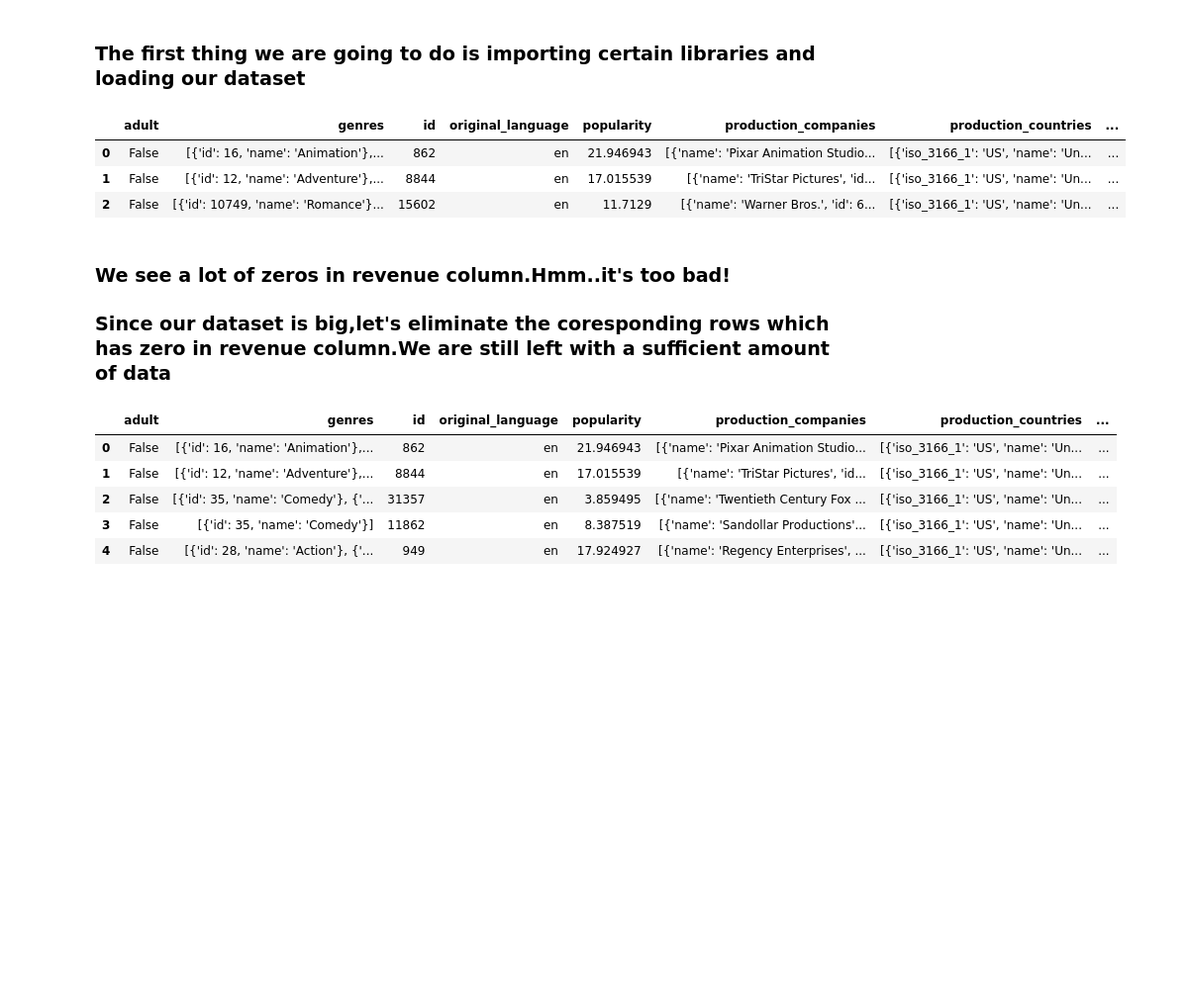
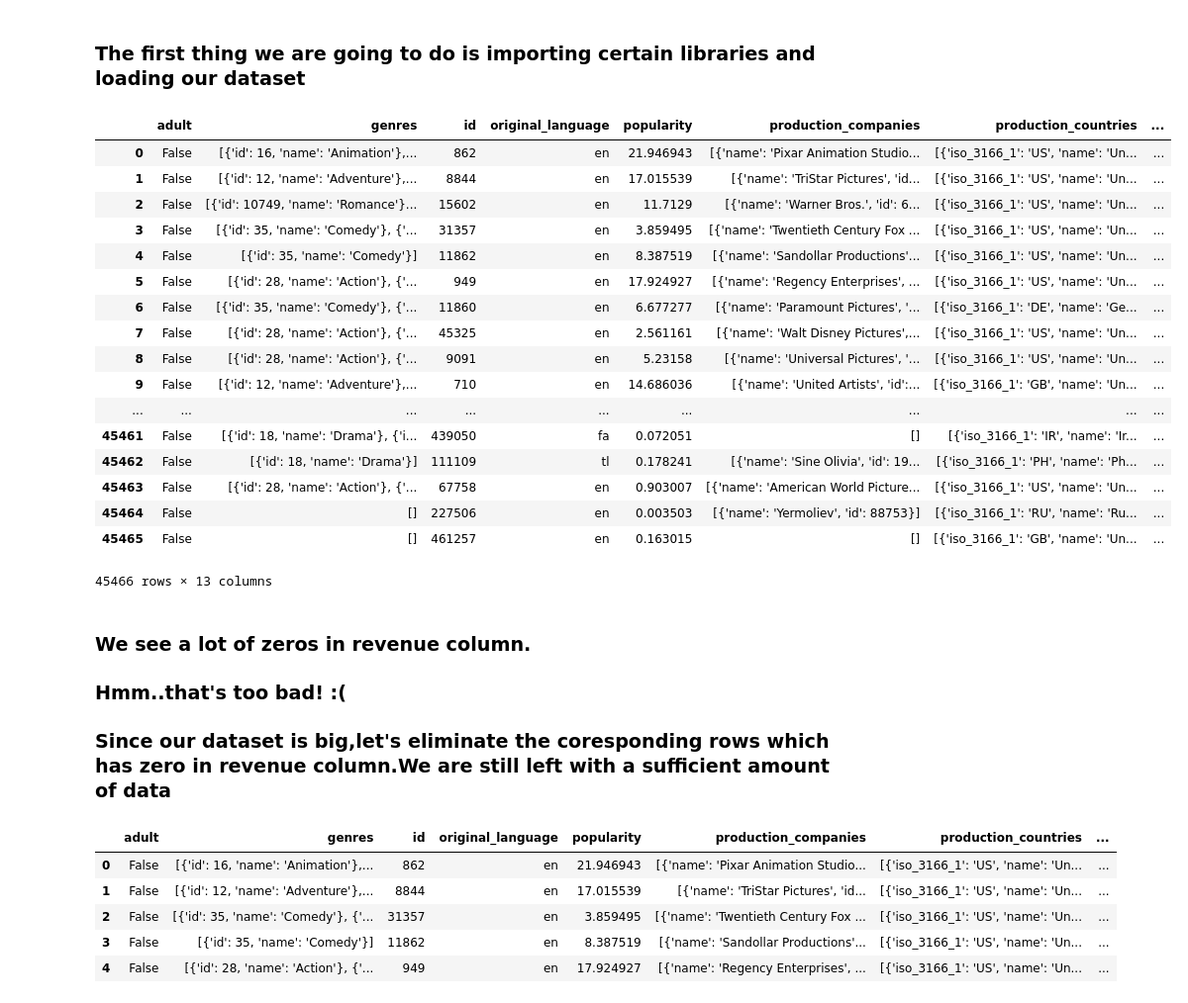
Before and after one commit to sanjeev29/Capstone-Project-MLF, a Jupyter notebook: Regression-The Movies Dataset.ipynb, the cells around one changed output. Shown at 99% size. Drawn from its saved outputs; the diff is of its cells as text; code cells hidden in the pictures; blank space fills up the shorter version.

```diff
--- a/Regression-The Movies Dataset.ipynb
+++ b/Regression-The Movies Dataset.ipynb
@@ -60,16 +61,32 @@ from sklearn import preprocessing
 # %%
 data = pd.read_csv('movies_metadata.csv',low_memory=False)
 data = data.drop(['belongs_to_collection', 'homepage','imdb_id','original_title',
                  'overview','poster_path','tagline','title','spoken_languages','release_date','budget'], axis=1)
 
-data.head(3)
+data
 # %% [output]
 |  | adult | genres | id | original_language | popularity | production_companies | production_countries | ... |
 | 0 | False | [{'id': 16, 'name': 'Animation'},... | 862 | en | 21.946943 | [{'name': 'Pixar Animation Studio... | [{'iso_3166_1': 'US', 'name': 'Un... | ... |
 | 1 | False | [{'id': 12, 'name': 'Adventure'},... | 8844 | en | 17.015539 | [{'name': 'TriStar Pictures', 'id... | [{'iso_3166_1': 'US', 'name': 'Un... | ... |
 | 2 | False | [{'id': 10749, 'name': 'Romance'}... | 15602 | en | 11.7129 | [{'name': 'Warner Bros.', 'id': 6... | [{'iso_3166_1': 'US', 'name': 'Un... | ... |
+| 3 | False | [{'id': 35, 'name': 'Comedy'}, {'... | 31357 | en | 3.859495 | [{'name': 'Twentieth Century Fox ... | [{'iso_3166_1': 'US', 'name': 'Un... | ... |
+| 4 | False | [{'id': 35, 'name': 'Comedy'}] | 11862 | en | 8.387519 | [{'name': 'Sandollar Productions'... | [{'iso_3166_1': 'US', 'name': 'Un... | ... |
+| 5 | False | [{'id': 28, 'name': 'Action'}, {'... | 949 | en | 17.924927 | [{'name': 'Regency Enterprises', ... | [{'iso_3166_1': 'US', 'name': 'Un... | ... |
+| 6 | False | [{'id': 35, 'name': 'Comedy'}, {'... | 11860 | en | 6.677277 | [{'name': 'Paramount Pictures', '... | [{'iso_3166_1': 'DE', 'name': 'Ge... | ... |
+| 7 | False | [{'id': 28, 'name': 'Action'}, {'... | 45325 | en | 2.561161 | [{'name': 'Walt Disney Pictures',... | [{'iso_3166_1': 'US', 'name': 'Un... | ... |
+| 8 | False | [{'id': 28, 'name': 'Action'}, {'... | 9091 | en | 5.23158 | [{'name': 'Universal Pictures', '... | [{'iso_3166_1': 'US', 'name': 'Un... | ... |
+| 9 | False | [{'id': 12, 'name': 'Adventure'},... | 710 | en | 14.686036 | [{'name': 'United Artists', 'id':... | [{'iso_3166_1': 'GB', 'name': 'Un... | ... |
+| ... | ... | ... | ... | ... | ... | ... | ... | ... |
+| 45461 | False | [{'id': 18, 'name': 'Drama'}, {'i... | 439050 | fa | 0.072051 | [] | [{'iso_3166_1': 'IR', 'name': 'Ir... | ... |
+| 45462 | False | [{'id': 18, 'name': 'Drama'}] | 111109 | tl | 0.178241 | [{'name': 'Sine Olivia', 'id': 19... | [{'iso_3166_1': 'PH', 'name': 'Ph... | ... |
+| 45463 | False | [{'id': 28, 'name': 'Action'}, {'... | 67758 | en | 0.903007 | [{'name': 'American World Picture... | [{'iso_3166_1': 'US', 'name': 'Un... | ... |
+| 45464 | False | [] | 227506 | en | 0.003503 | [{'name': 'Yermoliev', 'id': 88753}] | [{'iso_3166_1': 'RU', 'name': 'Ru... | ... |
+| 45465 | False | [] | 461257 | en | 0.163015 | [] | [{'iso_3166_1': 'GB', 'name': 'Un... | ... |
+45466 rows × 13 columns
 # %% [markdown]
-<h3>We see a lot of zeros in revenue column.Hmm..it's too bad!</h3>
+<h3>We see a lot of zeros in revenue column.</h3>
+
+<h3>Hmm..that's too bad! :(</h3>
 
 <h3>Since our dataset is big,let's eliminate the coresponding rows which has zero in revenue column.We are still left with a sufficient amount of data</h3>
 # %%
```
Also changed, not shown: parts of 17 cells of this notebook.
